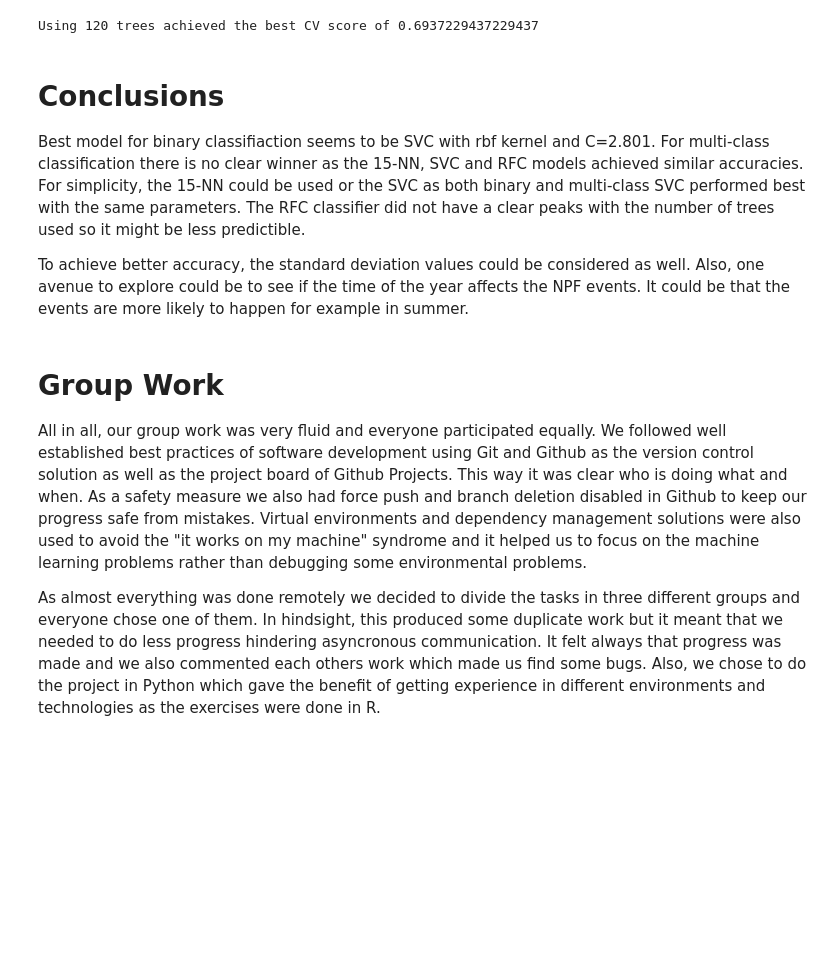
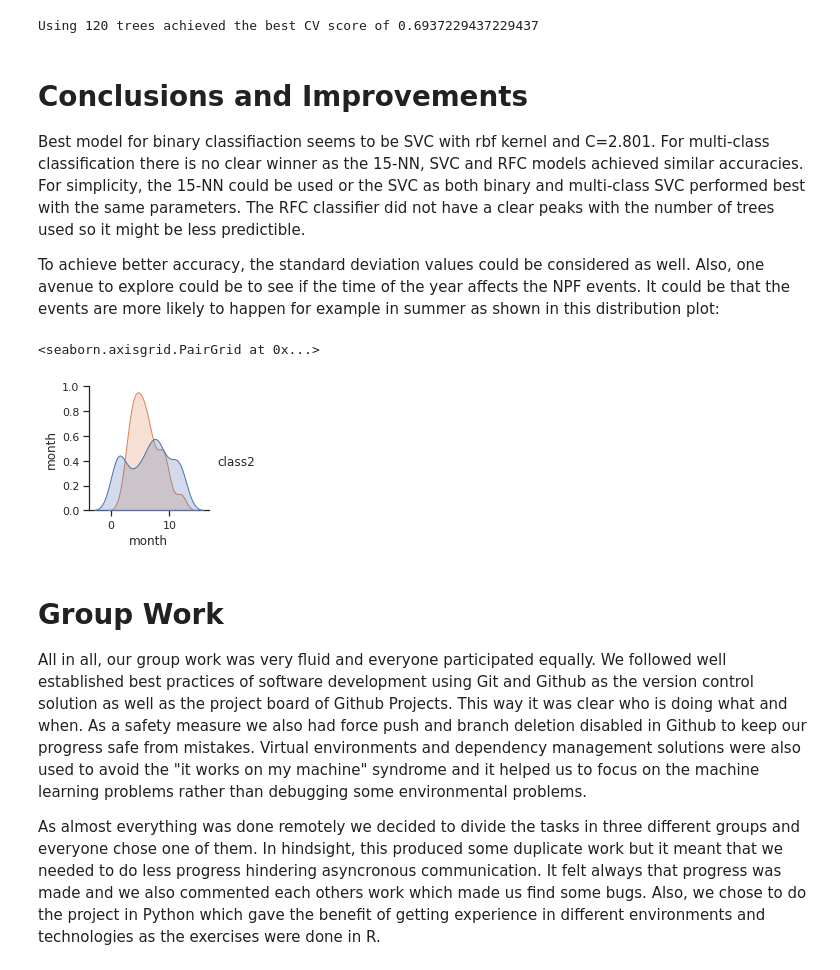
Before and after one commit to vkopio/iml-term-project, a Jupyter notebook: final_report.ipynb, the cells around one changed output. Saved outputs shown, nothing was run; the diff lists cells and outputs as text; code cells hidden in the pictures; blank space fills up the shorter version.

Commit message:
Add a month plot to conclusions.

```diff
--- a/final_report.ipynb
+++ b/final_report.ipynb
@@ -619,11 +619,24 @@ print('Using', trees[np.argmax(rfc_cv_scores)], 'trees achieved the best CV scor
 # %% [output]
 Using 120 trees achieved the best CV score of 0.6937229437229437
 # %% [markdown]
-# Conclusions
+# Conclusions and Improvements
 
 Best model for binary classifiaction seems to be SVC with rbf kernel and C=2.801. For multi-class classification there is no clear winner as the 15-NN, SVC and RFC models achieved similar accuracies. For simplicity, the 15-NN could be used or the SVC as both binary and multi-class SVC performed best with the same parameters. The RFC classifier did not have a clear peaks with the number of trees used so it might be less predictible.
 
-To achieve better accuracy, the standard deviation values could be considered as well. Also, one avenue to explore could be to see if the time of the year affects the NPF events. It could be that the events are more likely to happen for example in summer.
+To achieve better accuracy, the standard deviation values could be considered as well. Also, one avenue to explore could be to see if the time of the year affects the NPF events. It could be that the events are more likely to happen for example in summer as shown in this distribution plot:
+# %%
+def get_month(row):
+    return int(row['date'].split('-')[1])
+
+month_testing = pd.DataFrame()
+month_testing['month'] = npf_train.apply(lambda row: get_month(row), axis=1)
+month_testing['class2'] = training_labels['class2']
+
+sns.set_theme(style="ticks")
+sns.pairplot(month_testing, hue="class2")
+# %% [output]
+<seaborn.axisgrid.PairGrid at 0x...>
+[figure, added]
 # %% [markdown]
 # Group Work
 
```
